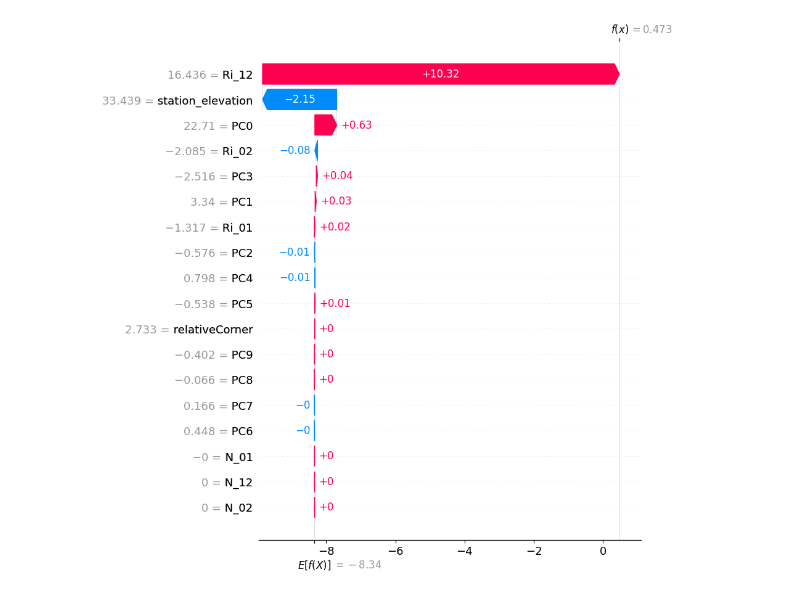
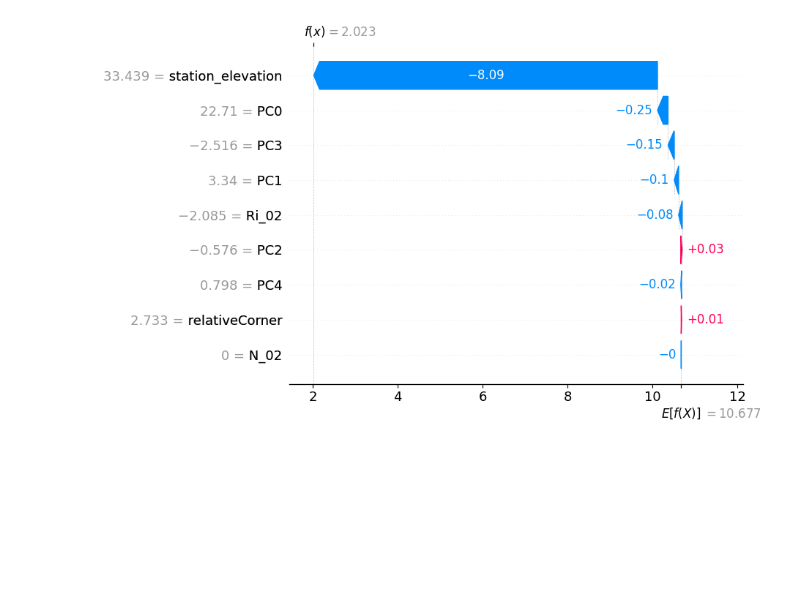
Before and after one commit to BrynjarGeir/lokaverkefni_vel, a Jupyter notebook: code/model/featureEngineering/shap.ipynb, the cells around one changed output. Saved outputs shown, nothing was run; the diff lists cells and outputs as text; code cells hidden in the pictures; blank space fills up the shorter version.

```diff
--- a/code/model/featureEngineering/shap.ipynb
+++ b/code/model/featureEngineering/shap.ipynb
@@ -72,7 +72,7 @@ def cornerFromCenterLand(row):
 df['relativeCorner'] = df.apply(cornerFromCenterLand, axis = 1)
 # %%
 y = df.gust_factor
-X = df[['Ri_01', 'Ri_12', 'Ri_02', 'N_01', 'N_12', 'N_02', 'station_elevation', 'relativeCorner'] + ['PC' + str(i) for i in range(n_components)]]
+X = df[['Ri_02', 'N_02', 'Ri_01', 'Ri_12', 'N_01', 'N_12', 'ws_15', 'station_elevation', 'relativeCorner'] + ['PC' + str(i) for i in range(n_components)]]
 
 columns = X.columns
 
@@ -119,7 +119,7 @@ X_shapley
 # %%
 from tensorflow.keras.regularizers import l2
 
-n_units = 256
+n_units = 512
 n_epochs = 500
 batch_size = 128
 penalty = 0.1
@@ -147,0 +146,4 @@ Do not pass an `input_shape`/`input_dim` argument to a layer. When using Sequent
+# %%
+model.compile(optimizer='adam', loss=mean_absolute_percentage_error)
+# Train the model
+model.fit(X_train, y_train, epochs = n_epochs, batch_size = batch_size, validation_data = (X_val, y_val))
@@ -154,5 +175,5 @@ explainer = shap.Explainer(model.predict, background_data)
 
 #shap_values = explainer.shap_values(X_shapley[:100])
 
-shap_values = explainer(X_shapley[:10])
+shap_values = explainer(X_shapley)
 # %% [output]
@@ -274,13 +396,13 @@ shap_values = explainer(X_shapley[:10])
 # %%
 from matplotlib import pyplot as plt
 # %%
-shap.plots.waterfall(shap_values[5], max_display=20, show = False)
+shap.plots.waterfall(shap_values[5000], max_display=20, show = False)
 
 #plt.savefig("../../visualization/shap_waterfall_nn_256_example100.png", bbox_inches = 'tight', dpi = 1000)
 
 plt.show()
 # %% [output]
-[figure, old version]
+[figure, new version]
 # %%
 mape = model.evaluate(X_test, y_test)
 print(f'MAPE: {mape:.2f}%')
```
Also changed, not shown: parts of 7 cells of this notebook, 56 other files.
